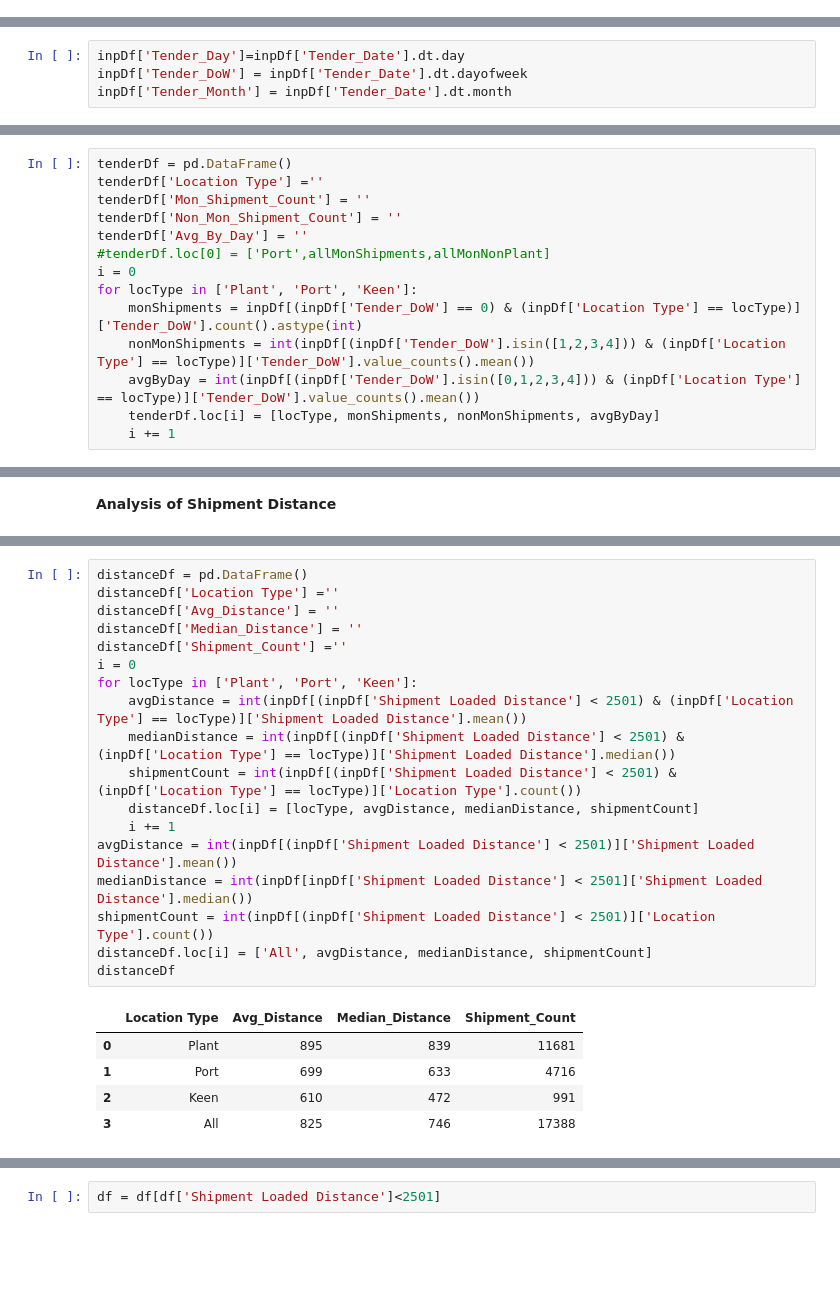
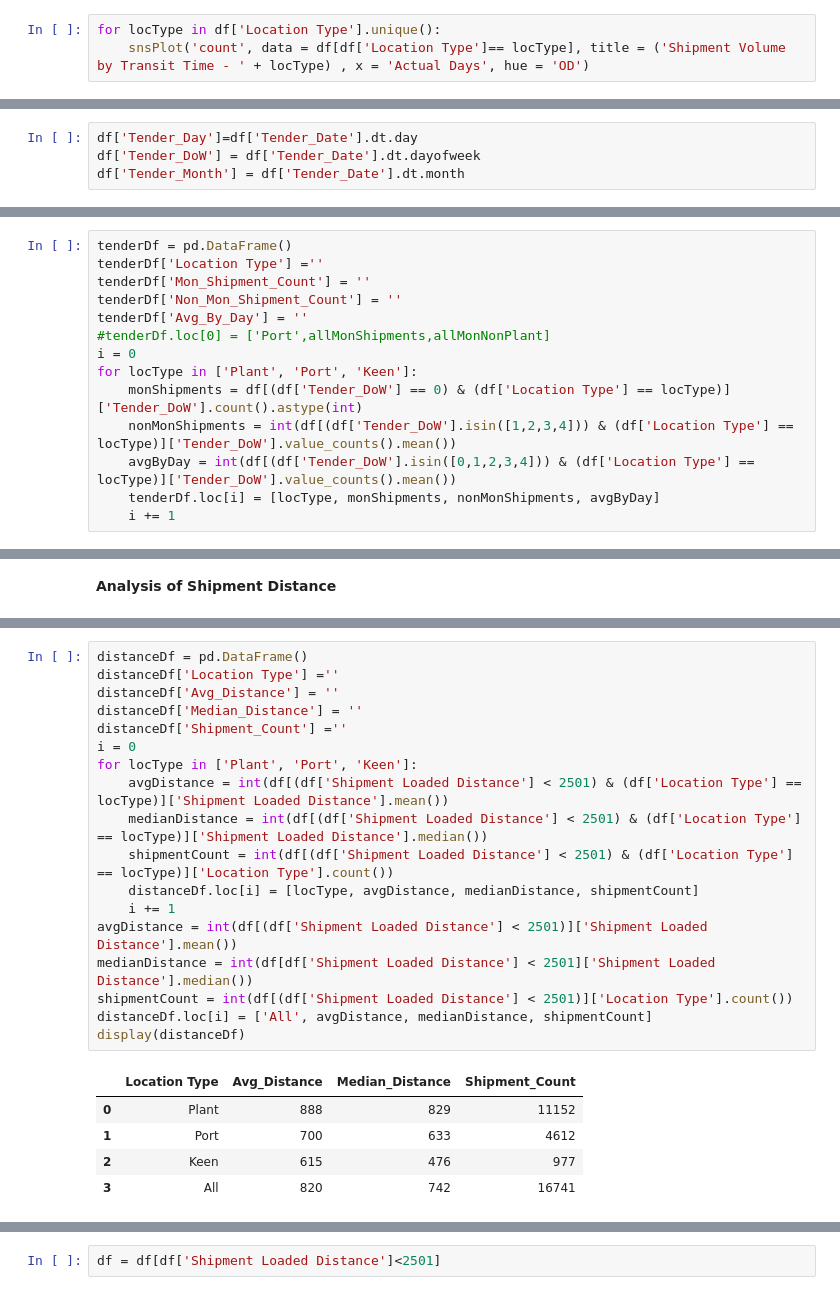
Before and after one commit to prasiyer/ML_Logistics, a Jupyter notebook: TT_EDA.ipynb, the cells around one changed output, grey strips where cells are left out. Cells and saved outputs as stored; diff of their text form; blank space fills up the shorter version.

```diff
--- a/TT_EDA.ipynb
+++ b/TT_EDA.ipynb
@@ -95,3 +188,6 @@ ax.set_title('DISTRIBUTION OF TRANSIT TIME (ACTUAL DAYS) LOCATION TYPE - WITHOUT
 # %% [output]
 Text(0.5, 1.0, 'DISTRIBUTION OF TRANSIT TIME (ACTUAL DAYS) LOCATION TYPE - WITHOUT OUTLIERS')
 [figure]
+# %%
+for locType in df['Location Type'].unique():
+    snsPlot('count', data = df[df['Location Type']== locType], title = ('Shipment Volume by Transit Time - ' + locType) , x = 'Actual Days', hue = 'OD')
@@ -118,6 +225,6 @@ dtype: int64
 # %% [markdown]
 Additional features can be created from date features and insights can be gained from these new features
 # %%
-inpDf['Tender_Day']=inpDf['Tender_Date'].dt.day
-inpDf['Tender_DoW'] = inpDf['Tender_Date'].dt.dayofweek
-inpDf['Tender_Month'] = inpDf['Tender_Date'].dt.month
+df['Tender_Day']=df['Tender_Date'].dt.day
+df['Tender_DoW'] = df['Tender_Date'].dt.dayofweek
+df['Tender_Month'] = df['Tender_Date'].dt.month
@@ -134,8 +257,8 @@ tenderDf['Avg_By_Day'] = ''
 #tenderDf.loc[0] = ['Port',allMonShipments,allMonNonPlant]
 i = 0
 for locType in ['Plant', 'Port', 'Keen']:
-    monShipments = inpDf[(inpDf['Tender_DoW'] == 0) & (inpDf['Location Type'] == locType)]['Tender_DoW'].count().astype(int)
-    nonMonShipments = int(inpDf[(inpDf['Tender_DoW'].isin([1,2,3,4])) & (inpDf['Location Type'] == locType)]['Tender_DoW'].value_counts().mean())
-    avgByDay = int(inpDf[(inpDf['Tender_DoW'].isin([0,1,2,3,4])) & (inpDf['Location Type'] == locType)]['Tender_DoW'].value_counts().mean())
+    monShipments = df[(df['Tender_DoW'] == 0) & (df['Location Type'] == locType)]['Tender_DoW'].count().astype(int)
+    nonMonShipments = int(df[(df['Tender_DoW'].isin([1,2,3,4])) & (df['Location Type'] == locType)]['Tender_DoW'].value_counts().mean())
+    avgByDay = int(df[(df['Tender_DoW'].isin([0,1,2,3,4])) & (df['Location Type'] == locType)]['Tender_DoW'].value_counts().mean())
     tenderDf.loc[i] = [locType, monShipments, nonMonShipments, avgByDay]
     i += 1
@@ -221,25 +367,25 @@ Name: Shipment Loaded Distance, dtype: float64
 # %%
 distanceDf = pd.DataFrame()
 distanceDf['Location Type'] =''
 distanceDf['Avg_Distance'] = ''
 distanceDf['Median_Distance'] = ''
 distanceDf['Shipment_Count'] =''
 i = 0
 for locType in ['Plant', 'Port', 'Keen']:
-    avgDistance = int(inpDf[(inpDf['Shipment Loaded Distance'] < 2501) & (inpDf['Location Type'] == locType)]['Shipment Loaded Distance'].mean())
-    medianDistance = int(inpDf[(inpDf['Shipment Loaded Distance'] < 2501) & (inpDf['Location Type'] == locType)]['Shipment Loaded Distance'].median())
-    shipmentCount = int(inpDf[(inpDf['Shipment Loaded Distance'] < 2501) & (inpDf['Location Type'] == locType)]['Location Type'].count())
+    avgDistance = int(df[(df['Shipment Loaded Distance'] < 2501) & (df['Location Type'] == locType)]['Shipment Loaded Distance'].mean())
+    medianDistance = int(df[(df['Shipment Loaded Distance'] < 2501) & (df['Location Type'] == locType)]['Shipment Loaded Distance'].median())
+    shipmentCount = int(df[(df['Shipment Loaded Distance'] < 2501) & (df['Location Type'] == locType)]['Location Type'].count())
     distanceDf.loc[i] = [locType, avgDistance, medianDistance, shipmentCount]
     i += 1
-avgDistance = int(inpDf[(inpDf['Shipment Loaded Distance'] < 2501)]['Shipment Loaded Distance'].mean())
-medianDistance = int(inpDf[inpDf['Shipment Loaded Distance'] < 2501]['Shipment Loaded Distance'].median())
-shipmentCount = int(inpDf[(inpDf['Shipment Loaded Distance'] < 2501)]['Location Type'].count())
+avgDistance = int(df[(df['Shipment Loaded Distance'] < 2501)]['Shipment Loaded Distance'].mean())
+medianDistance = int(df[df['Shipment Loaded Distance'] < 2501]['Shipment Loaded Distance'].median())
+shipmentCount = int(df[(df['Shipment Loaded Distance'] < 2501)]['Location Type'].count())
 distanceDf.loc[i] = ['All', avgDistance, medianDistance, shipmentCount]
-distanceDf
+display(distanceDf)
 # %% [output]
 |  | Location Type | Avg_Distance | Median_Distance | Shipment_Count |
-| 0 | Plant | 895 | 839 | 11681 |
-| 1 | Port | 699 | 633 | 4716 |
-| 2 | Keen | 610 | 472 | 991 |
-| 3 | All | 825 | 746 | 17388 |
+| 0 | Plant | 888 | 829 | 11152 |
+| 1 | Port | 700 | 633 | 4612 |
+| 2 | Keen | 615 | 476 | 977 |
+| 3 | All | 820 | 742 | 16741 |
 # %%
```
Also changed, not shown: parts of 53 cells of this notebook.
